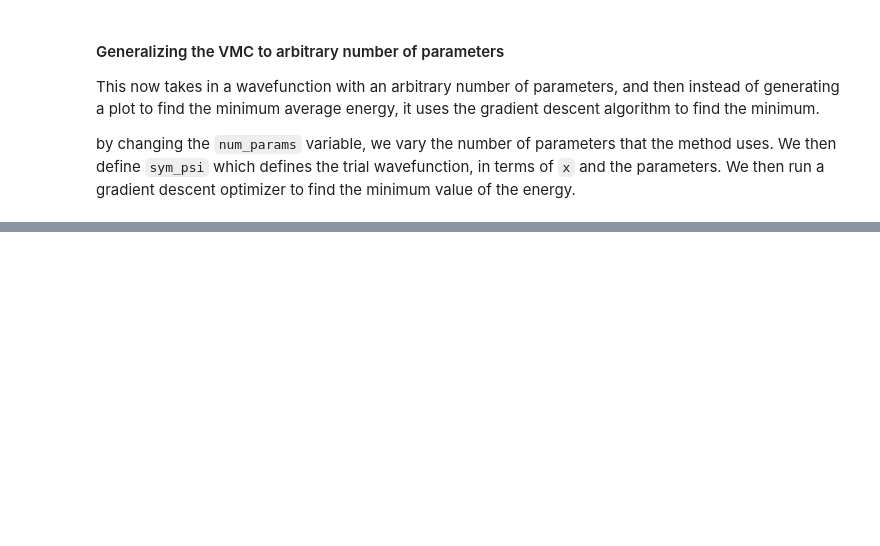
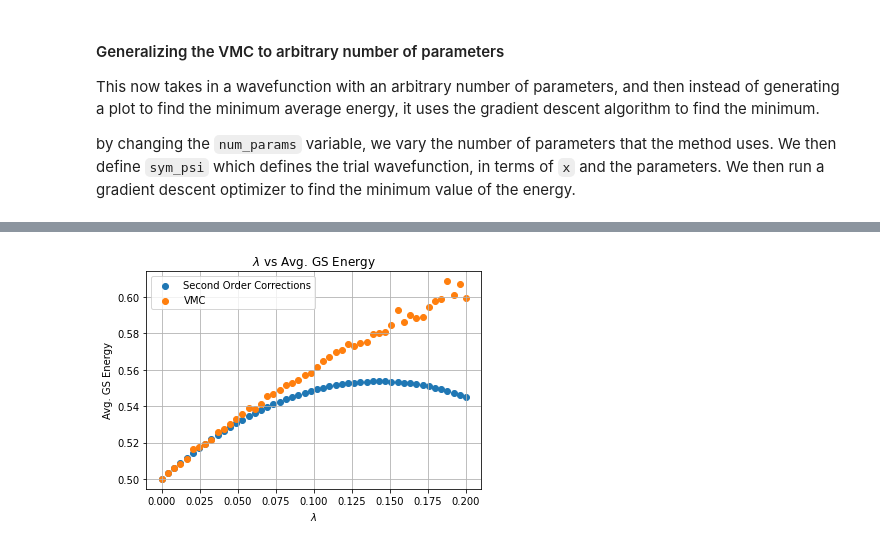
Before and after one commit to hershkumar/summer2022, a Jupyter notebook: vmc_generalized.ipynb, the cells around one changed output, grey strips where cells are left out. Saved outputs shown, nothing was run; the diff lists cells and outputs as text; code cells hidden in the pictures; blank space fills up the shorter version.

```diff
--- a/vmc_generalized.ipynb
+++ b/vmc_generalized.ipynb
@@ -133,0 +177,11 @@ Percent Difference: 26.441041850905343
+# %%
+plt.scatter(lams2, tes2, label="Second Order Corrections")
+plt.scatter(lams2, es2,label="VMC")
+plt.title("$\lambda$ vs Avg. GS Energy")
+plt.xlabel("$\lambda$")
+plt.ylabel("Avg. GS Energy")
+plt.grid()
+plt.legend()
+plt.show()
+# %% [output]
+[figure, added]
```
Also changed, not shown: parts of 8 cells of this notebook, 9 other files.
